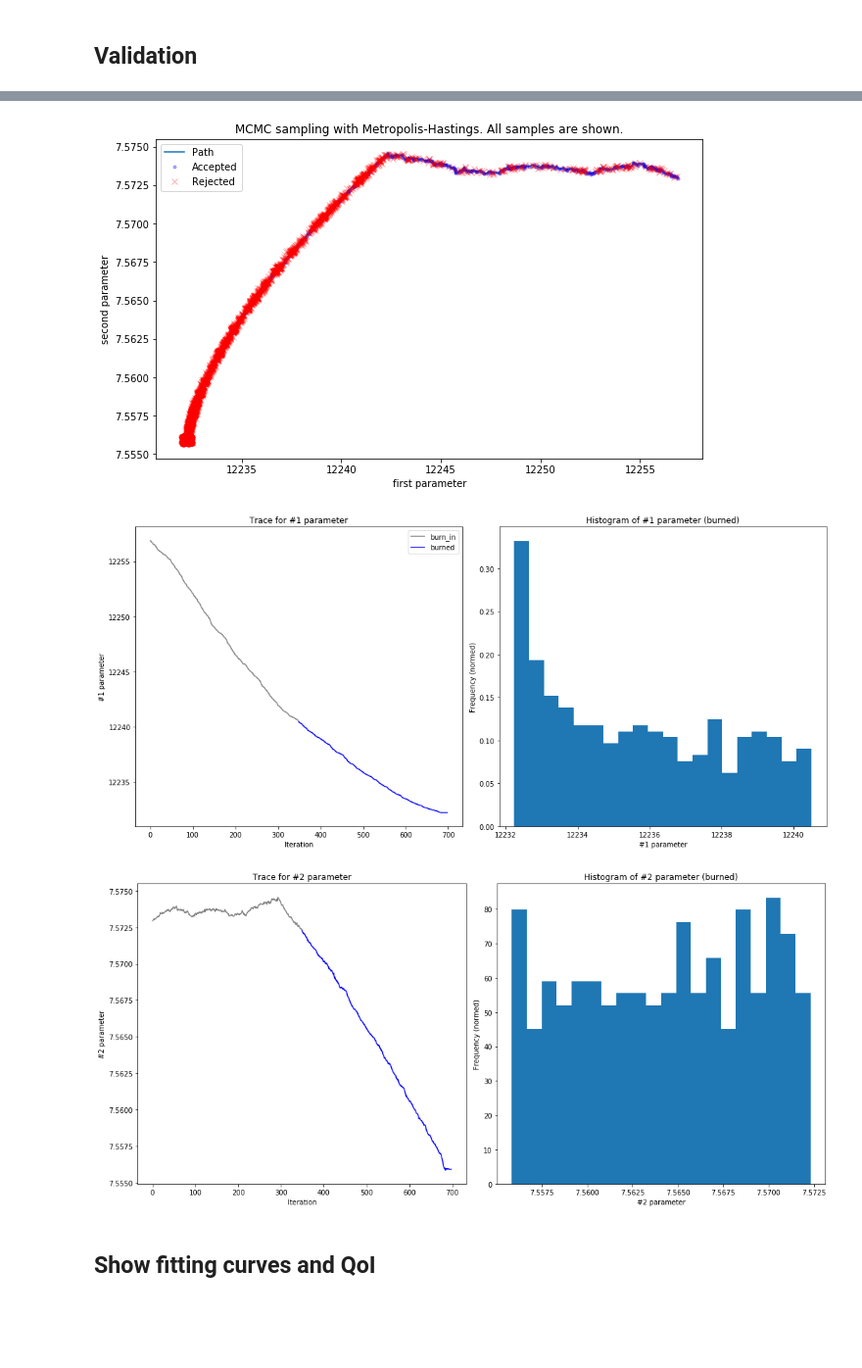
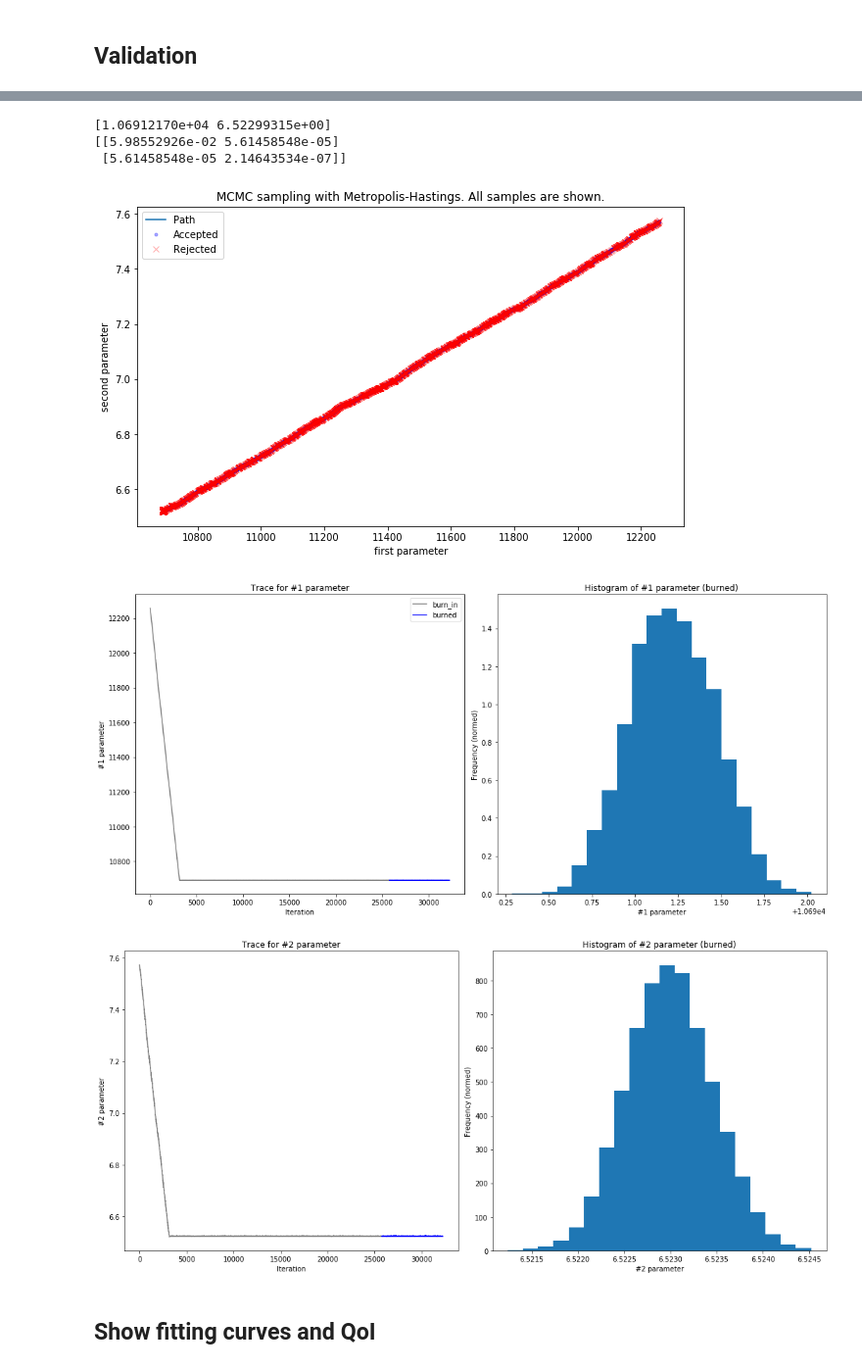
Before and after one commit to prashjha/StudyCovid19, a Jupyter notebook: process/bayesian/Assignment on Bayesian Inversion.ipynb, the cells around one changed output, grey strips where cells are left out. Shown: that part at 98% size. Saved outputs shown, nothing was run; the diff lists cells and outputs as text; code cells hidden in the pictures; blank space fills up the shorter version.

```diff
--- a/process/bayesian/Assignment on Bayesian Inversion.ipynb
+++ b/process/bayesian/Assignment on Bayesian Inversion.ipynb
@@ -224,9 +224,9 @@ print('# accepted = ' + str(accepted.shape[0]))
 # %%
-show_mcmc(accepted, rejected)
-accepted_burned = burn_accepted(accepted, burn_in=0.5, show=True)
+show_mcmc(accepted_c, rejected_c)
+accepted_burned_c = burn_accepted(accepted_c, burn_in=0.8, show=True)
 
-cal_mean = np.mean(accepted_burned, axis=0)
-cal_cov = np.cov(accepted_burned.T)
-print(cal_mean)
-print(cal_cov)
+mean_c = np.mean(accepted_burned_c, axis=0)
+cov_c = np.cov(accepted_burned_c.T)
+print(mean_c)
+print(cov_c)
 # %% [output]
@@ -286,8 +263,10 @@ prior_v(np.array([12233,7.5575]))
 # %%
-def log_likelihood_v(theta, data):
-    tdata = data[:,0]
-    ydata = data[:,1]
-    return np.sum(-np.log(noise_arg * np.sqrt(2*np.pi) )-((ydata-model(theta,tdata,fix_params))**2) / (2*noise_arg**2))
+param_init_v = mean_c
 
-trans_param_v = [np.sqrt(cal_cov[0,0])/10, np.sqrt(cal_cov[1,1])/10]
-transition_model_v = lambda theta: np.random.normal(theta,trans_param_v,(2,))
+def log_prior_v(theta):
+    return multivariate_normal.logpdf(theta, mean=mean_c, cov=cov_c)
+
+# trans_param_v = [np.sqrt(cal_cov[0,0]), np.sqrt(cal_cov[1,1])]
+# transition_model_v = lambda theta: np.random.normal(theta,trans_param_v,(2,))
+
+transition_model_v = lambda theta: multivariate_normal.rvs(mean=theta, cov=cov_c)
@@ -321,4 +273,4 @@ print(log_likelihood_v(theta_new, data_v))
 # %%
-accepted, rejected = metropolis_hastings(log_likelihood_v,prior_v,transition_model_v,param_init,100000,data_v,acceptance_rule)
-print('# accepted = ' + str(accepted.shape[0]))
+accepted_v, rejected_v = metropolis_hastings(log_likelihood,log_prior_v,transition_model_v,param_init_v,100000,data_v,acceptance_rule)
+print('# accepted = ' + str(accepted_v.shape[0]))
 # %% [output]
@@ -326,15 +278,18 @@ print('# accepted = ' + str(accepted.shape[0]))
 # %%
-show_mcmc(accepted, rejected)
-accepted_burned = burn_accepted(accepted, burn_in=0.5, show=True)
+show_mcmc(accepted_v, rejected_v)
+accepted_burned_v = burn_accepted(accepted_v, burn_in=0.8, show=True)
 
-# val_mean = np.mean(accepted_burned, axis=0)
-# val_cov = np.cov(accepted_burned.T)
-# print(val_mean)
-# print(val_cov)
+mean_v = np.mean(accepted_burned_v, axis=0)
+cov_v = np.cov(accepted_burned_v.T)
+print(mean_v)
+print(cov_v)
 # %% [output]
+[1.06912170e+04 6.52299315e+00]
+[[5.98552926e-02 5.61458548e-05]
+ [5.61458548e-05 2.14643534e-07]]
-[figure, old version]
+[figure, new version]
-[figure, old version]
+[figure, new version]
-[figure, old version]
+[figure, new version]
 # %% [markdown]
 ## Show fitting curves and QoI
 # %%
```
Also changed, not shown: parts of 17 cells of this notebook.
